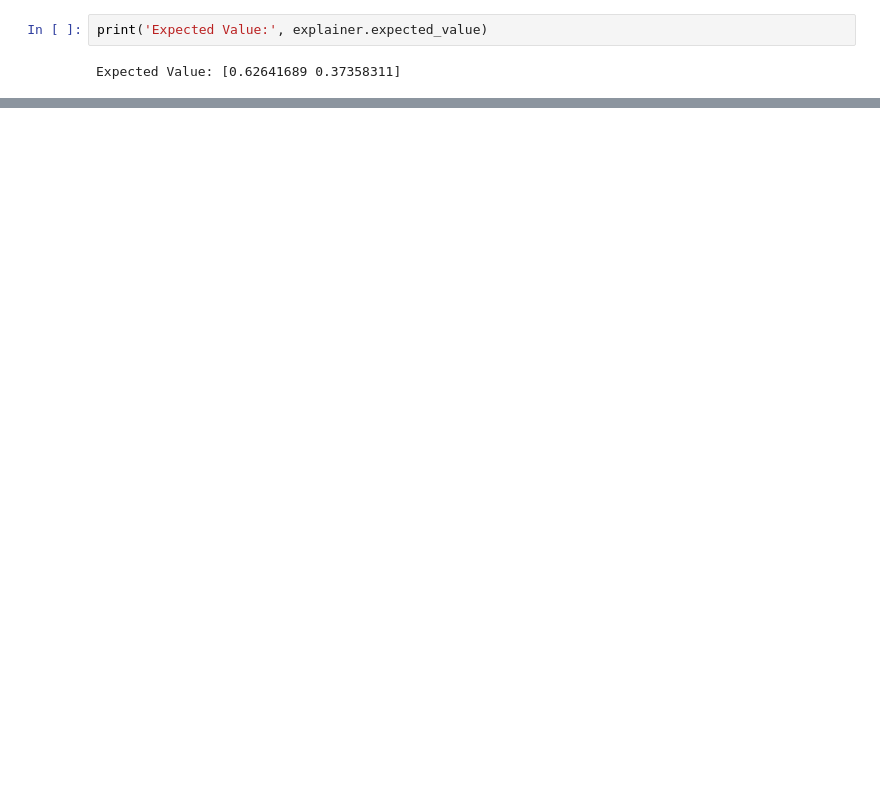
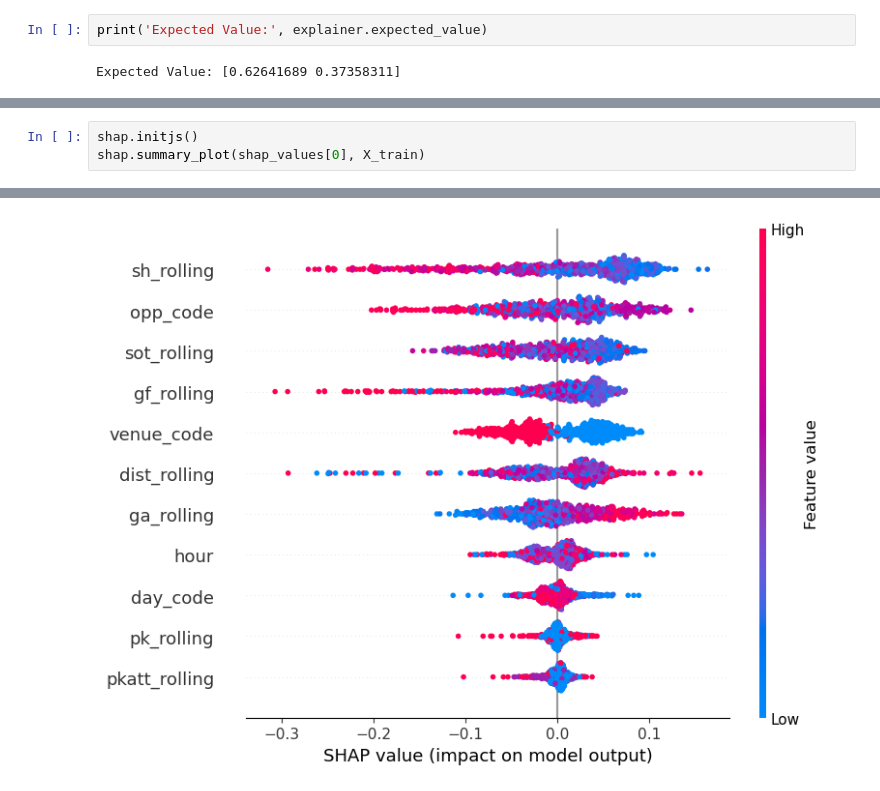
Before and after one commit to AmirJlr/Data-Science-Algorithms-FUM, a Jupyter notebook: Shapley Value/Shapley Value 2.ipynb, the cells around one changed output, grey strips where cells are left out. Drawn from its saved outputs; the diff is of its cells as text; blank space fills up the shorter version.

```diff
--- a/Shapley Value/Shapley Value 2.ipynb
+++ b/Shapley Value/Shapley Value 2.ipynb
@@ -135,0 +212,4 @@ X_train.iloc[0],
+# %%
+shap.initjs()
+shap.summary_plot(shap_values[0], X_train)
+# %% [output]
@@ -135,0 +217 @@ X_train.iloc[0],
+[figure, added]
```
Also changed, not shown: parts of 19 cells of this notebook.
